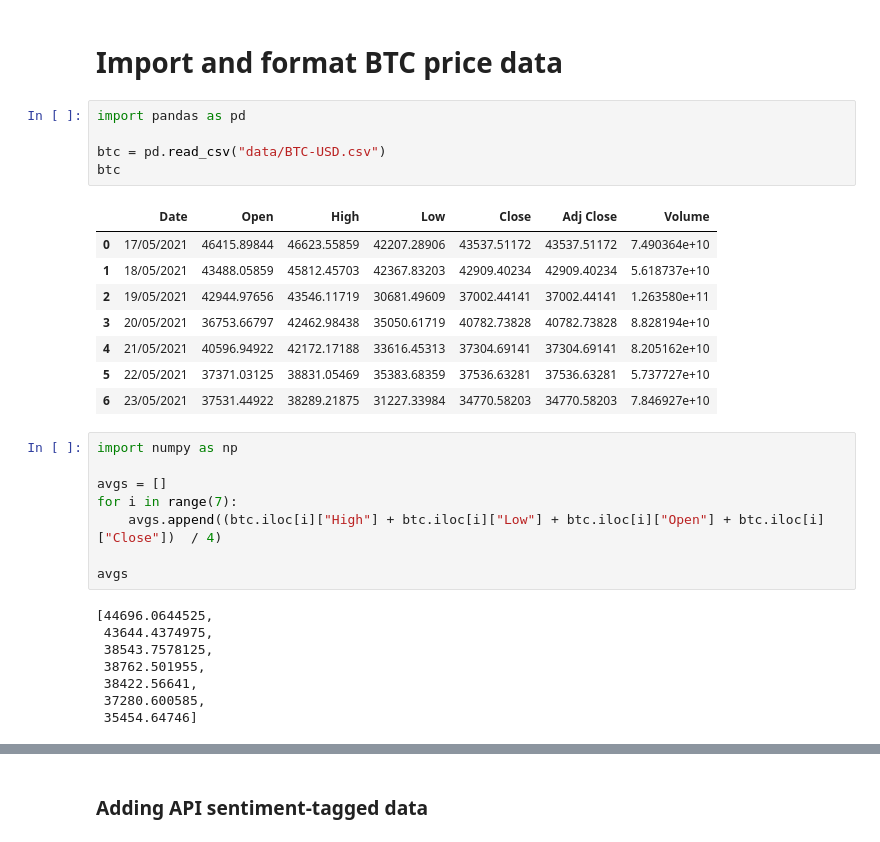
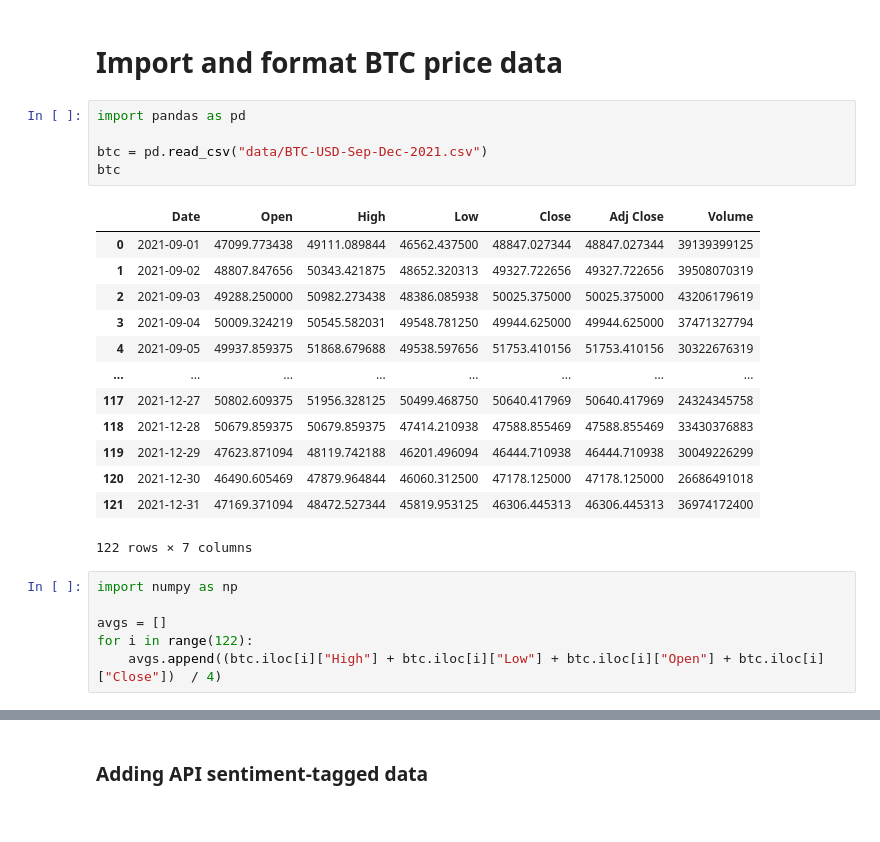
Before and after one commit to joshbrook/BTC-Sentiment-Analysis, a Jupyter notebook: graphing.ipynb, the cells around one changed output, grey strips where cells are left out. Saved outputs shown, nothing was run; the diff lists cells and outputs as text.

```diff
--- a/graphing.ipynb
+++ b/graphing.ipynb
@@ -3,33 +3,28 @@
 # %%
 import pandas as pd
 
-btc = pd.read_csv("data/BTC-USD.csv")
+btc = pd.read_csv("data/BTC-USD-Sep-Dec-2021.csv")
 btc
 # %% [output]
 |  | Date | Open | High | Low | Close | Adj Close | Volume |
-| 0 | 17/05/2021 | 46415.89844 | 46623.55859 | 42207.28906 | 43537.51172 | 43537.51172 | 7.490364e+10 |
-| 1 | 18/05/2021 | 43488.05859 | 45812.45703 | 42367.83203 | 42909.40234 | 42909.40234 | 5.618737e+10 |
-| 2 | 19/05/2021 | 42944.97656 | 43546.11719 | 30681.49609 | 37002.44141 | 37002.44141 | 1.263580e+11 |
-| 3 | 20/05/2021 | 36753.66797 | 42462.98438 | 35050.61719 | 40782.73828 | 40782.73828 | 8.828194e+10 |
-| 4 | 21/05/2021 | 40596.94922 | 42172.17188 | 33616.45313 | 37304.69141 | 37304.69141 | 8.205162e+10 |
-| 5 | 22/05/2021 | 37371.03125 | 38831.05469 | 35383.68359 | 37536.63281 | 37536.63281 | 5.737727e+10 |
-| 6 | 23/05/2021 | 37531.44922 | 38289.21875 | 31227.33984 | 34770.58203 | 34770.58203 | 7.846927e+10 |
+| 0 | 2021-09-01 | 47099.773438 | 49111.089844 | 46562.437500 | 48847.027344 | 48847.027344 | 39139399125 |
+| 1 | 2021-09-02 | 48807.847656 | 50343.421875 | 48652.320313 | 49327.722656 | 49327.722656 | 39508070319 |
+| 2 | 2021-09-03 | 49288.250000 | 50982.273438 | 48386.085938 | 50025.375000 | 50025.375000 | 43206179619 |
+| 3 | 2021-09-04 | 50009.324219 | 50545.582031 | 49548.781250 | 49944.625000 | 49944.625000 | 37471327794 |
+| 4 | 2021-09-05 | 49937.859375 | 51868.679688 | 49538.597656 | 51753.410156 | 51753.410156 | 30322676319 |
+| ... | ... | ... | ... | ... | ... | ... | ... |
+| 117 | 2021-12-27 | 50802.609375 | 51956.328125 | 50499.468750 | 50640.417969 | 50640.417969 | 24324345758 |
+| 118 | 2021-12-28 | 50679.859375 | 50679.859375 | 47414.210938 | 47588.855469 | 47588.855469 | 33430376883 |
+| 119 | 2021-12-29 | 47623.871094 | 48119.742188 | 46201.496094 | 46444.710938 | 46444.710938 | 30049226299 |
+| 120 | 2021-12-30 | 46490.605469 | 47879.964844 | 46060.312500 | 47178.125000 | 47178.125000 | 26686491018 |
+| 121 | 2021-12-31 | 47169.371094 | 48472.527344 | 45819.953125 | 46306.445313 | 46306.445313 | 36974172400 |
+122 rows × 7 columns
 # %%
 import numpy as np
 
 avgs = []
-for i in range(7):
+for i in range(122):
     avgs.append((btc.iloc[i]["High"] + btc.iloc[i]["Low"] + btc.iloc[i]["Open"] + btc.iloc[i]["Close"])  / 4)
-
-avgs
-# %% [output]
-[44696.0644525,
- 43644.4374975,
- 38543.7578125,
- 38762.501955,
- 38422.56641,
- 37280.600585,
- 35454.64746]
 # %%
 import matplotlib.pyplot as plt
 
```
Also changed, not shown: parts of 3 cells of this notebook, 1 other file.
